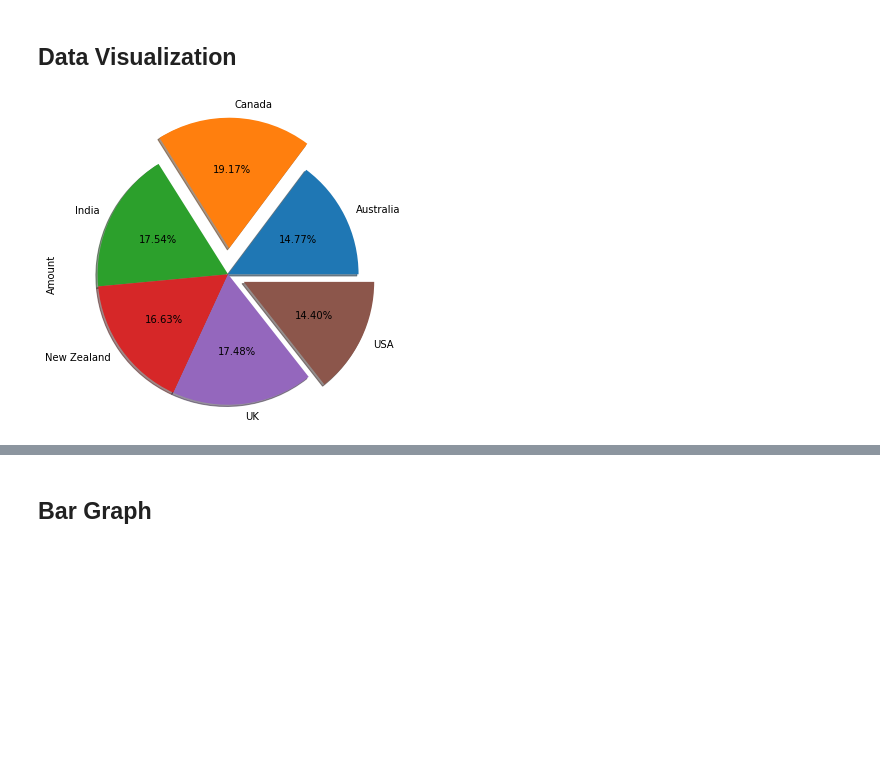
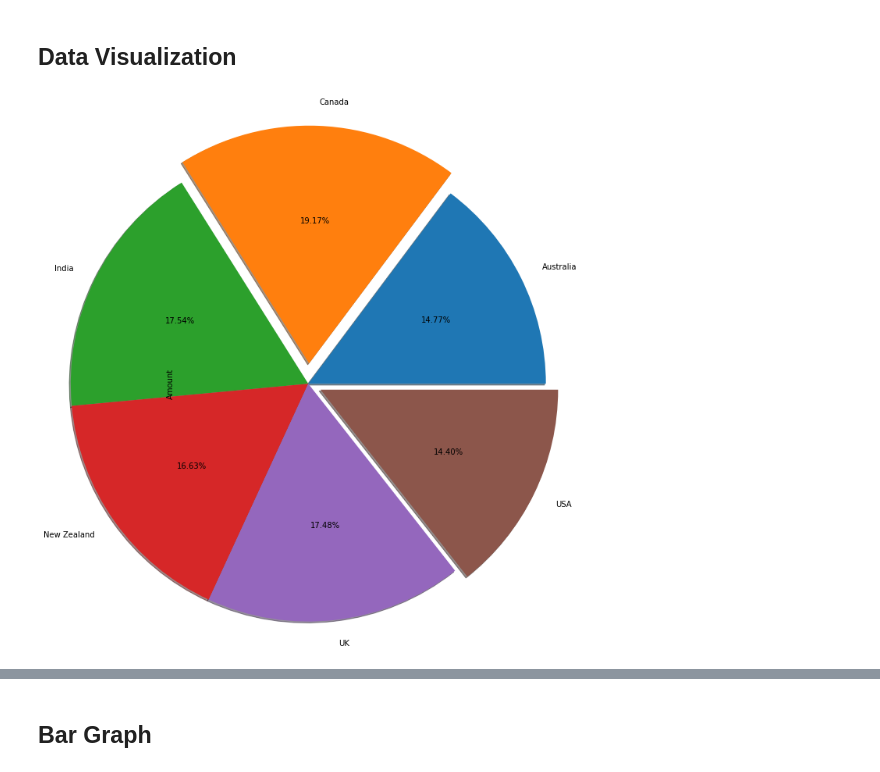
Before and after one commit to SaidurRahmanChowdhury/Choclate-Sales-Analysis, a Jupyter notebook: Chocolate Sales Analysis.ipynb, the cells around one changed output, grey strips where cells are left out. Saved outputs shown, nothing was run; the diff lists cells and outputs as text; code cells hidden in the pictures; blank space fills up the shorter version.

Commit message:
Change the Graph size

```diff
--- a/Chocolate Sales Analysis.ipynb
+++ b/Chocolate Sales Analysis.ipynb
@@ -368,9 +368,9 @@ df.pivot_table(index='Product',columns='Geography',values='Profit',aggfunc='sum'
 ## Data Visualization
 # %%
 plt.axis('equal')
-g['Amount'].mean().plot(kind='pie',autopct='%0.2f%%',radius=1.5,shadow=True,explode=[0,0.3,0,0,0,0.2])
+g['Amount'].mean().plot(kind='pie',autopct='%0.2f%%',radius=3.5,shadow=True,explode=[0,0.3,0,0,0,0.2])
 plt.show()
 # %% [output]
-[figure, old version]
+[figure, new version]
 # %%
 plt.axis('equal')
```
Also changed, not shown: parts of 8 cells of this notebook.
